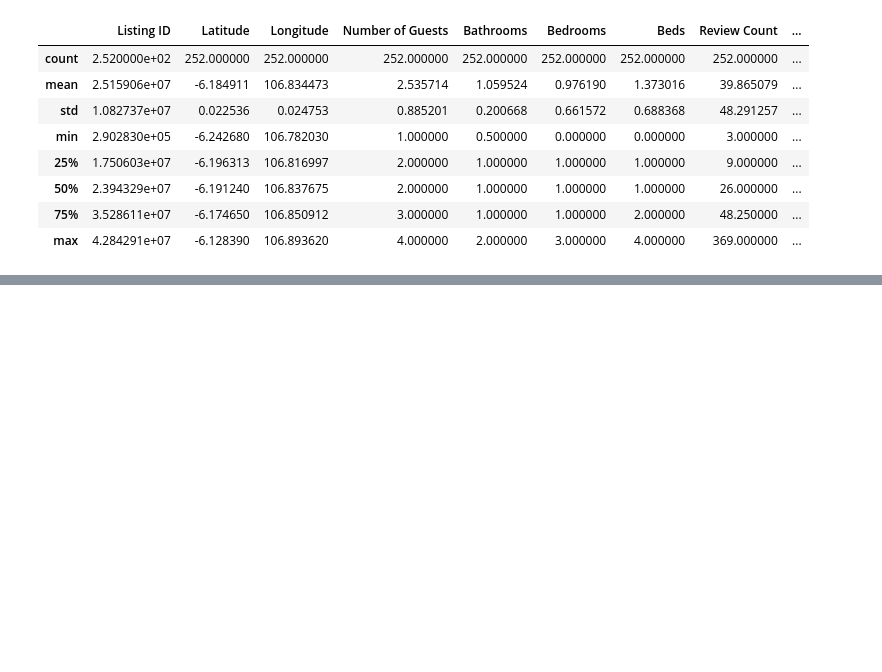
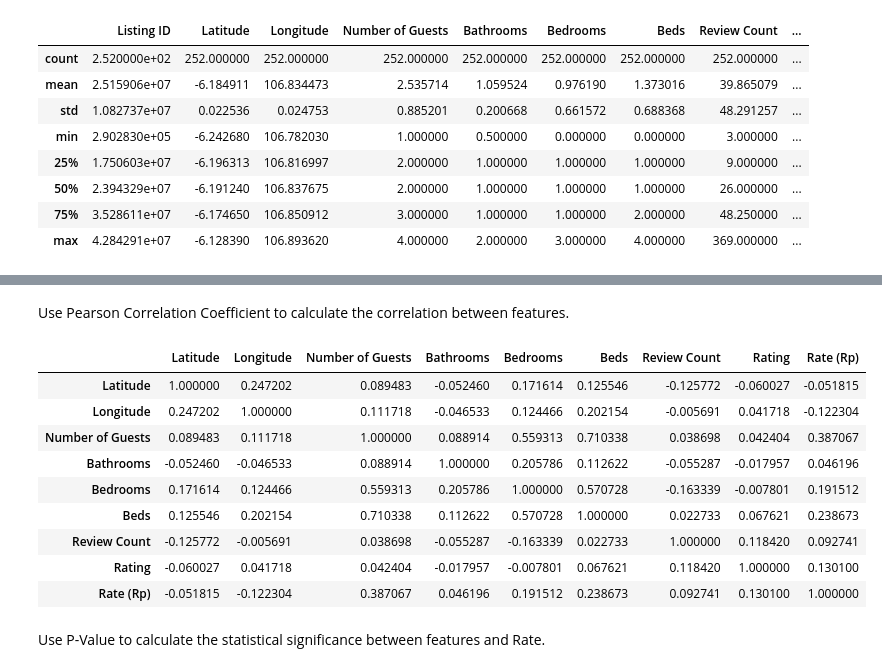
Before and after one commit to edrickeane13/predicting_airbnb_prices, a Jupyter notebook: nbs/predicting_airbnb_prices.ipynb, the cells around one changed output, grey strips where cells are left out. Drawn from its saved outputs; the diff is of its cells as text; code cells hidden in the pictures; blank space fills up the shorter version.

```diff
--- a/nbs/predicting_airbnb_prices.ipynb
+++ b/nbs/predicting_airbnb_prices.ipynb
@@ -321,0 +328,6 @@ listings_df.to_csv(r'~/Projects/predicting_airbnb_prices/data/central_jakarta_ai
+# %%
+listings_df = listings_df[['Latitude', 'Longitude', 'Number of Guests', 'Bathrooms', 'Bedrooms', 'Beds', 'Review Count', 'Rating', 'Rate (Rp)']]
+
+# Check the size of the dataframe
+print(listings_df.shape)
+listings_df.head()
@@ -321,0 +342,17 @@ listings_df.to_csv(r'~/Projects/predicting_airbnb_prices/data/central_jakarta_ai
+# %% [markdown]
+Use Pearson Correlation Coefficient to calculate the correlation between features.
+# %%
+listings_df.corr()
+# %% [output]
+|  | Latitude | Longitude | Number of Guests | Bathrooms | Bedrooms | Beds | Review Count | Rating | Rate (Rp) |
+| Latitude | 1.000000 | 0.247202 | 0.089483 | -0.052460 | 0.171614 | 0.125546 | -0.125772 | -0.060027 | -0.051815 |
+| Longitude | 0.247202 | 1.000000 | 0.111718 | -0.046533 | 0.124466 | 0.202154 | -0.005691 | 0.041718 | -0.122304 |
+| Number of Guests | 0.089483 | 0.111718 | 1.000000 | 0.088914 | 0.559313 | 0.710338 | 0.038698 | 0.042404 | 0.387067 |
+| Bathrooms | -0.052460 | -0.046533 | 0.088914 | 1.000000 | 0.205786 | 0.112622 | -0.055287 | -0.017957 | 0.046196 |
+| Bedrooms | 0.171614 | 0.124466 | 0.559313 | 0.205786 | 1.000000 | 0.570728 | -0.163339 | -0.007801 | 0.191512 |
+| Beds | 0.125546 | 0.202154 | 0.710338 | 0.112622 | 0.570728 | 1.000000 | 0.022733 | 0.067621 | 0.238673 |
+| Review Count | -0.125772 | -0.005691 | 0.038698 | -0.055287 | -0.163339 | 0.022733 | 1.000000 | 0.118420 | 0.092741 |
+| Rating | -0.060027 | 0.041718 | 0.042404 | -0.017957 | -0.007801 | 0.067621 | 0.118420 | 1.000000 | 0.130100 |
+| Rate (Rp) | -0.051815 | -0.122304 | 0.387067 | 0.046196 | 0.191512 | 0.238673 | 0.092741 | 0.130100 | 1.000000 |
+# %% [markdown]
+Use P-Value to calculate the statistical significance between features and Rate.
```
Also changed, not shown: parts of 8 cells of this notebook.
